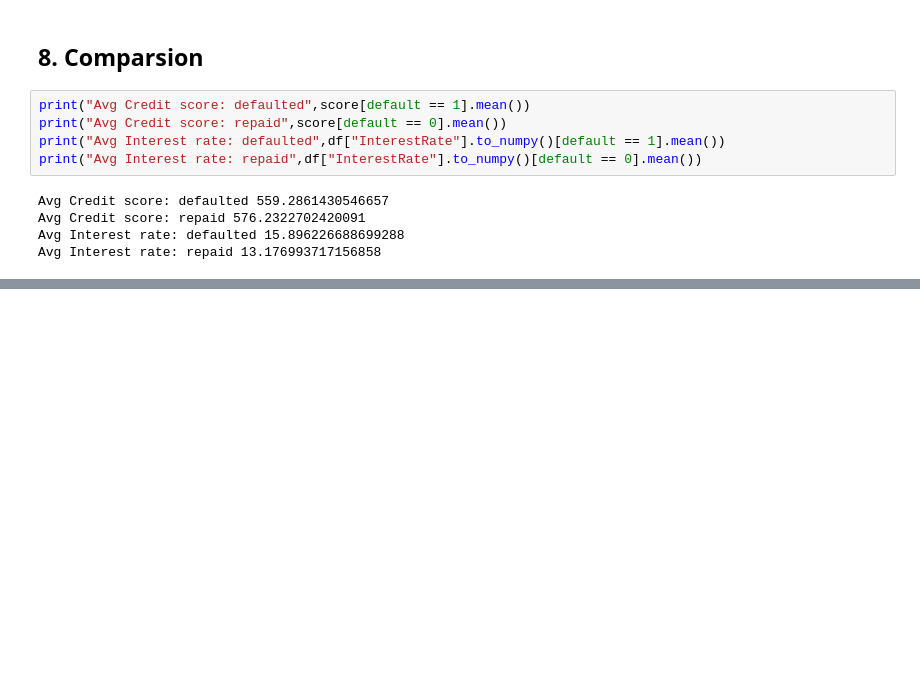
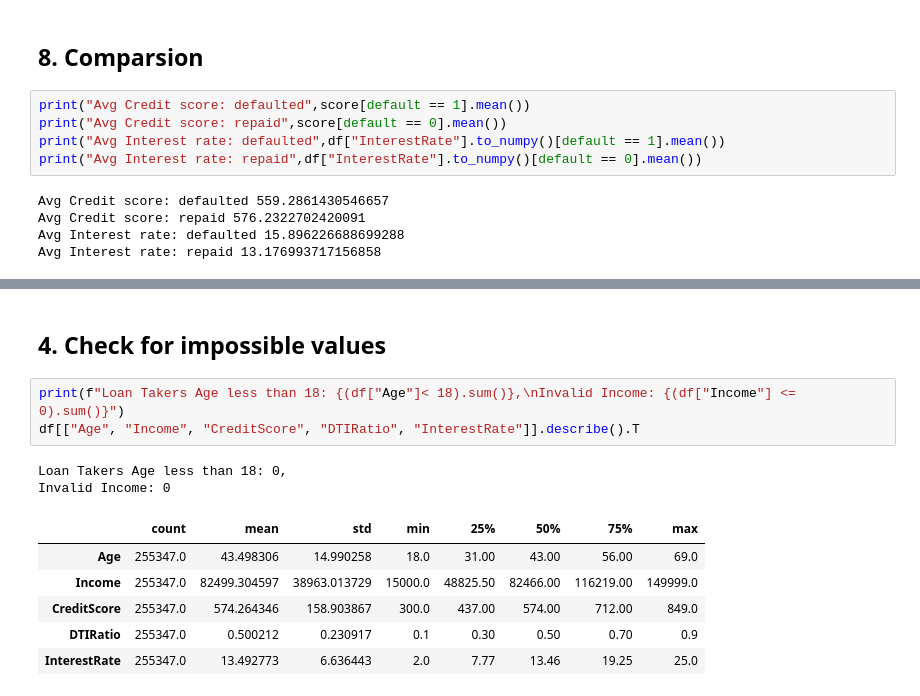
Before and after one commit to SrinuGonthini/loan-default-prediction-api, a Jupyter notebook: notebooks/01_eda.ipynb, the cells around one changed output, grey strips where cells are left out. Drawn from its saved outputs; the diff is of its cells as text; blank space fills up the shorter version.

```diff
--- a/notebooks/01_eda.ipynb
+++ b/notebooks/01_eda.ipynb
@@ -91,0 +177,14 @@ Avg Interest rate: repaid 13.176993717156858
+# %% [markdown]
+## 4. Check for impossible values
+# %%
+print(f"Loan Takers Age less than 18: {(df["Age"]< 18).sum()},\nInvalid Income: {(df["Income"] <= 0).sum()}")
+df[["Age", "Income", "CreditScore", "DTIRatio", "InterestRate"]].describe().T
+# %% [output]
+Loan Takers Age less than 18: 0,
+Invalid Income: 0
+|  | count | mean | std | min | 25% | 50% | 75% | max |
+| Age | 255347.0 | 43.498306 | 14.990258 | 18.0 | 31.00 | 43.00 | 56.00 | 69.0 |
+| Income | 255347.0 | 82499.304597 | 38963.013729 | 15000.0 | 48825.50 | 82466.00 | 116219.00 | 149999.0 |
+| CreditScore | 255347.0 | 574.264346 | 158.903867 | 300.0 | 437.00 | 574.00 | 712.00 | 849.0 |
+| DTIRatio | 255347.0 | 0.500212 | 0.230917 | 0.1 | 0.30 | 0.50 | 0.70 | 0.9 |
+| InterestRate | 255347.0 | 13.492773 | 6.636443 | 2.0 | 7.77 | 13.46 | 19.25 | 25.0 |
```
Also changed, not shown: parts of 13 cells of this notebook, 1 other file.
